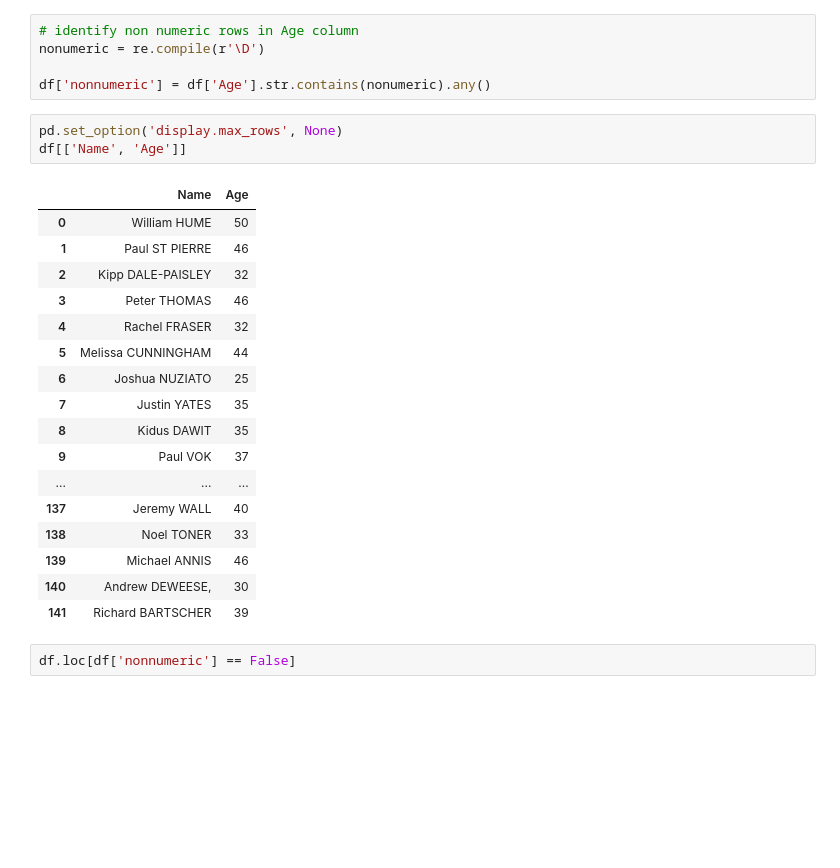
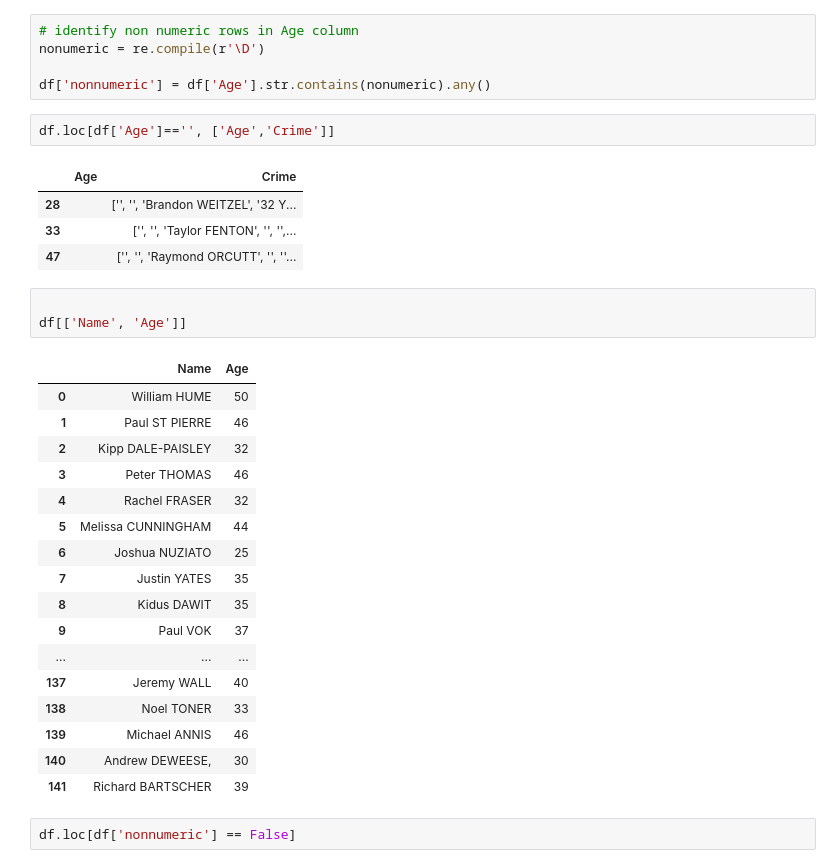
Before and after one commit to withabubaker/Niagara-MostWanted-WebScraping-Tableau, a Jupyter notebook: dataCleaning.ipynb, the cells around one changed output. Saved outputs shown, nothing was run; the diff lists cells and outputs as text; blank space fills up the shorter version.

```diff
--- a/dataCleaning.ipynb
+++ b/dataCleaning.ipynb
@@ -121,8 +123,15 @@ import re
 nonumeric = re.compile(r'\D')
 
 df['nonnumeric'] = df['Age'].str.contains(nonumeric).any()
+# %%
+df.loc[df['Age']=='', ['Age','Crime']]
+# %% [output]
+|  | Age | Crime |
+| 28 |  | ['', '', 'Brandon WEITZEL', '32 Y... |
+| 33 |  | ['', '', 'Taylor FENTON', '', '',... |
+| 47 |  | ['', '', 'Raymond ORCUTT', '', ''... |
 # %%
-pd.set_option('display.max_rows', None)
+
 df[['Name', 'Age']]
 # %% [output]
 |  | Name | Age |
```
Also changed, not shown: parts of 3 cells of this notebook.
